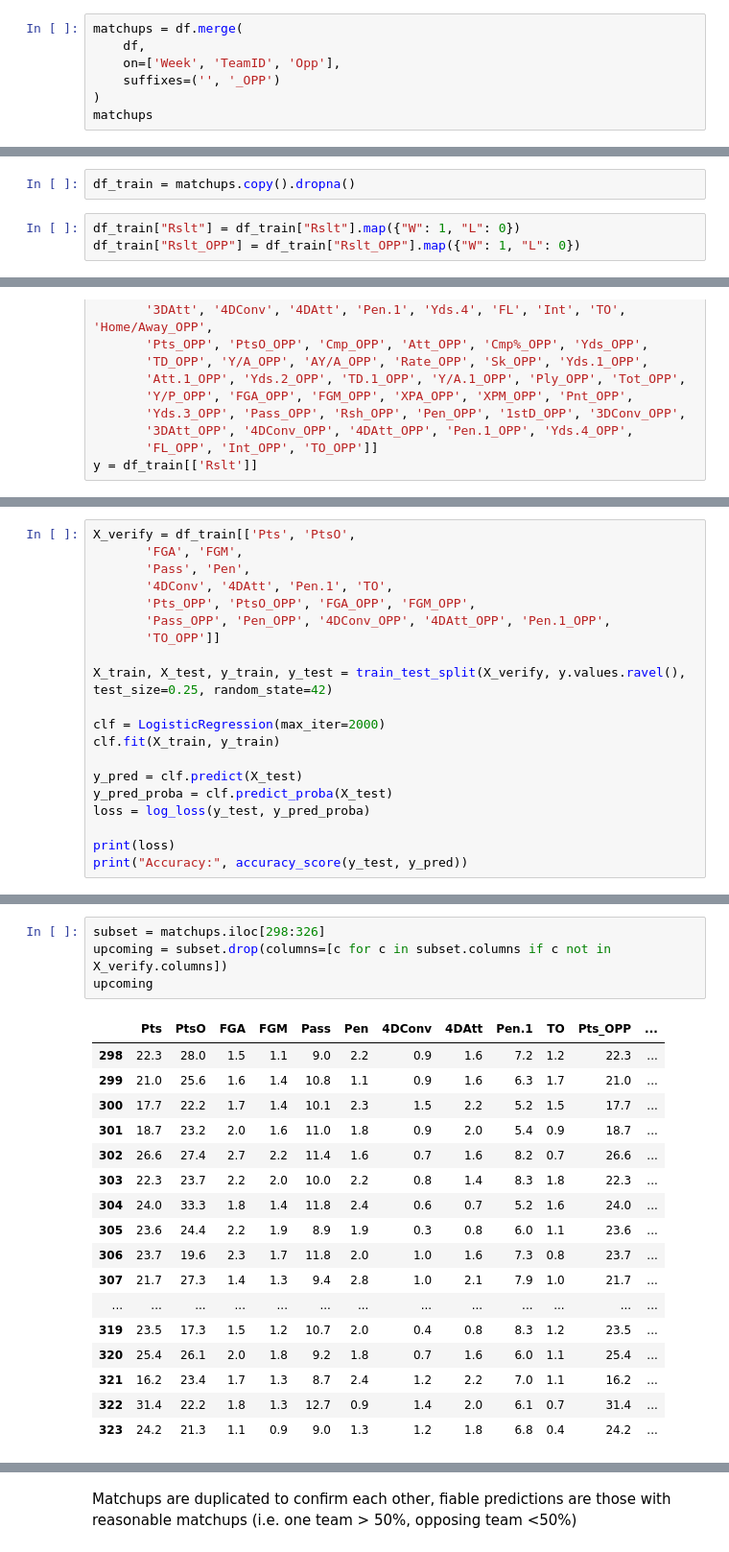
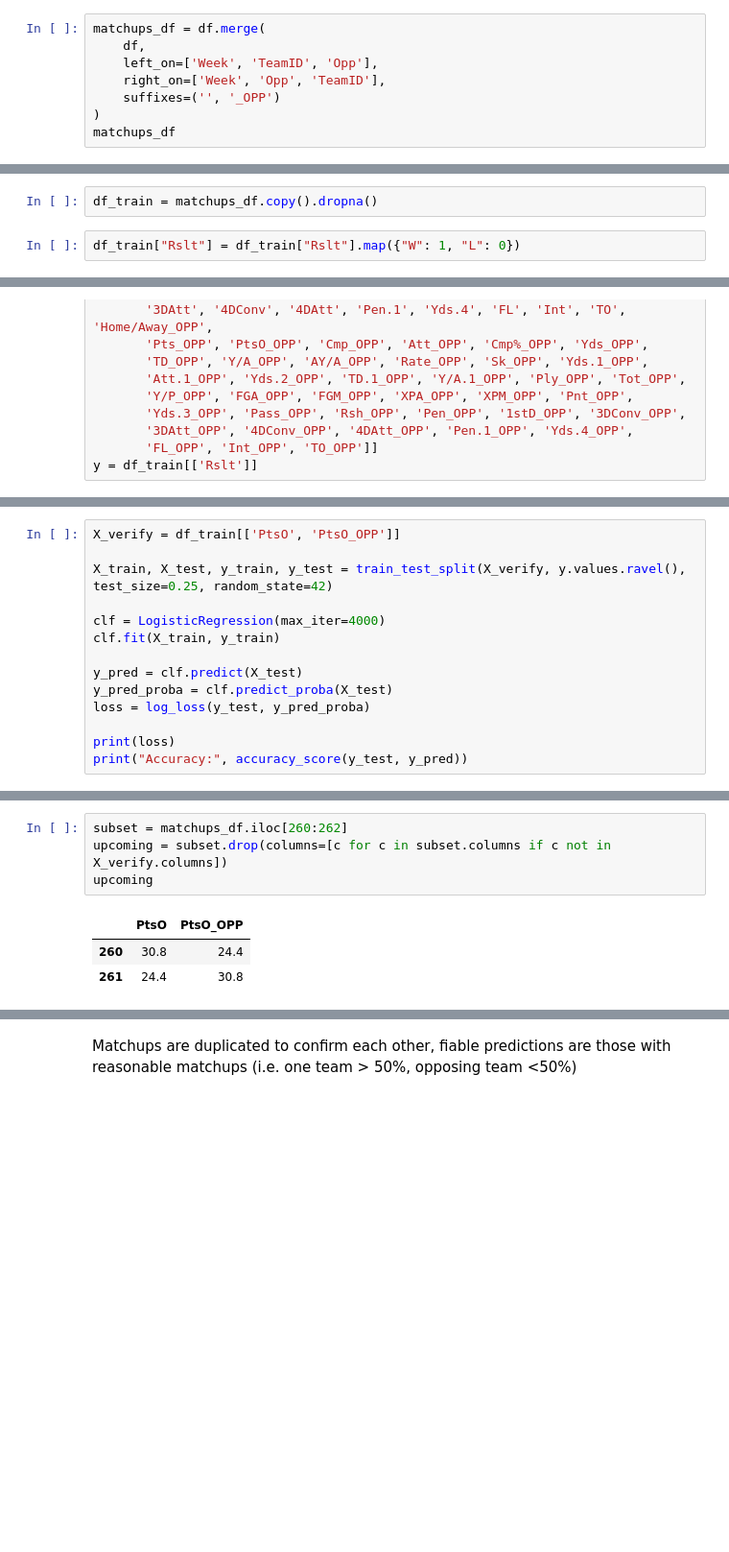
Before and after one commit to pchalhoub/portfolio, a Jupyter notebook: NFL2025.ipynb, the cells around one changed output, grey strips where cells are left out. Shown at 96% size. Saved outputs shown, nothing was run; the diff lists cells and outputs as text; blank space fills up the shorter version.

```diff
--- a/NFL2025.ipynb
+++ b/NFL2025.ipynb
@@ -20,10 +20,11 @@ df
 # %%
-matchups = df.merge(
+matchups_df = df.merge(
     df,
-    on=['Week', 'TeamID', 'Opp'],
+    left_on=['Week', 'TeamID', 'Opp'],
+    right_on=['Week', 'Opp', 'TeamID'],
     suffixes=('', '_OPP')
 )
-matchups
+matchups_df
 # %% [output]
 |  | Week | Team | TeamID | Home/Away | Opp | Rslt | Pts | PtsO | Cmp | Att | ... | ... |
 | 0 | 1 | Colts | 1 | 1 | 2 | W | 33.0 | 8.0 | 22.0 | 29.0 | ... | ... |
@@ -41,8 +42,7 @@ matchups
 # %%
-df_train = matchups.copy().dropna()
+df_train = matchups_df.copy().dropna()
 # %%
 df_train["Rslt"] = df_train["Rslt"].map({"W": 1, "L": 0})
-df_train["Rslt_OPP"] = df_train["Rslt_OPP"].map({"W": 1, "L": 0})
 # %%
 df_train.columns
 # %% [output]
@@ -171,15 +140,9 @@ print(coef_df.head(20))
 # %%
-X_verify = df_train[['Pts', 'PtsO',
-       'FGA', 'FGM',
-       'Pass', 'Pen',
-       '4DConv', '4DAtt', 'Pen.1', 'TO',
-       'Pts_OPP', 'PtsO_OPP', 'FGA_OPP', 'FGM_OPP',
-       'Pass_OPP', 'Pen_OPP', '4DConv_OPP', '4DAtt_OPP', 'Pen.1_OPP',
-       'TO_OPP']]
+X_verify = df_train[['PtsO', 'PtsO_OPP']]
 
 X_train, X_test, y_train, y_test = train_test_split(X_verify, y.values.ravel(), test_size=0.25, random_state=42)
 
-clf = LogisticRegression(max_iter=2000)
+clf = LogisticRegression(max_iter=4000)
 clf.fit(X_train, y_train)
 
 y_pred = clf.predict(X_test)
@@ -194,25 +157,11 @@ Accuracy: 1.0
 # %%
-subset = matchups.iloc[298:326]
+subset = matchups_df.iloc[260:262]
 upcoming = subset.drop(columns=[c for c in subset.columns if c not in X_verify.columns])
 upcoming
 # %% [output]
-|  | Pts | PtsO | FGA | FGM | Pass | Pen | 4DConv | 4DAtt | Pen.1 | TO | Pts_OPP | ... |
-| 298 | 22.3 | 28.0 | 1.5 | 1.1 | 9.0 | 2.2 | 0.9 | 1.6 | 7.2 | 1.2 | 22.3 | ... |
-| 299 | 21.0 | 25.6 | 1.6 | 1.4 | 10.8 | 1.1 | 0.9 | 1.6 | 6.3 | 1.7 | 21.0 | ... |
-| 300 | 17.7 | 22.2 | 1.7 | 1.4 | 10.1 | 2.3 | 1.5 | 2.2 | 5.2 | 1.5 | 17.7 | ... |
-| 301 | 18.7 | 23.2 | 2.0 | 1.6 | 11.0 | 1.8 | 0.9 | 2.0 | 5.4 | 0.9 | 18.7 | ... |
-| 302 | 26.6 | 27.4 | 2.7 | 2.2 | 11.4 | 1.6 | 0.7 | 1.6 | 8.2 | 0.7 | 26.6 | ... |
-| 303 | 22.3 | 23.7 | 2.2 | 2.0 | 10.0 | 2.2 | 0.8 | 1.4 | 8.3 | 1.8 | 22.3 | ... |
-| 304 | 24.0 | 33.3 | 1.8 | 1.4 | 11.8 | 2.4 | 0.6 | 0.7 | 5.2 | 1.6 | 24.0 | ... |
-| 305 | 23.6 | 24.4 | 2.2 | 1.9 | 8.9 | 1.9 | 0.3 | 0.8 | 6.0 | 1.1 | 23.6 | ... |
-| 306 | 23.7 | 19.6 | 2.3 | 1.7 | 11.8 | 2.0 | 1.0 | 1.6 | 7.3 | 0.8 | 23.7 | ... |
-| 307 | 21.7 | 27.3 | 1.4 | 1.3 | 9.4 | 2.8 | 1.0 | 2.1 | 7.9 | 1.0 | 21.7 | ... |
-| ... | ... | ... | ... | ... | ... | ... | ... | ... | ... | ... | ... | ... |
-| 319 | 23.5 | 17.3 | 1.5 | 1.2 | 10.7 | 2.0 | 0.4 | 0.8 | 8.3 | 1.2 | 23.5 | ... |
-| 320 | 25.4 | 26.1 | 2.0 | 1.8 | 9.2 | 1.8 | 0.7 | 1.6 | 6.0 | 1.1 | 25.4 | ... |
-| 321 | 16.2 | 23.4 | 1.7 | 1.3 | 8.7 | 2.4 | 1.2 | 2.2 | 7.0 | 1.1 | 16.2 | ... |
-| 322 | 31.4 | 22.2 | 1.8 | 1.3 | 12.7 | 0.9 | 1.4 | 2.0 | 6.1 | 0.7 | 31.4 | ... |
-| 323 | 24.2 | 21.3 | 1.1 | 0.9 | 9.0 | 1.3 | 1.2 | 1.8 | 6.8 | 0.4 | 24.2 | ... |
+|  | PtsO | PtsO_OPP |
+| 260 | 30.8 | 24.4 |
+| 261 | 24.4 | 30.8 |
 # %%
 print(clf.predict(upcoming))
 probability = clf.predict_proba(upcoming)
```
Also changed, not shown: parts of 8 cells of this notebook.
